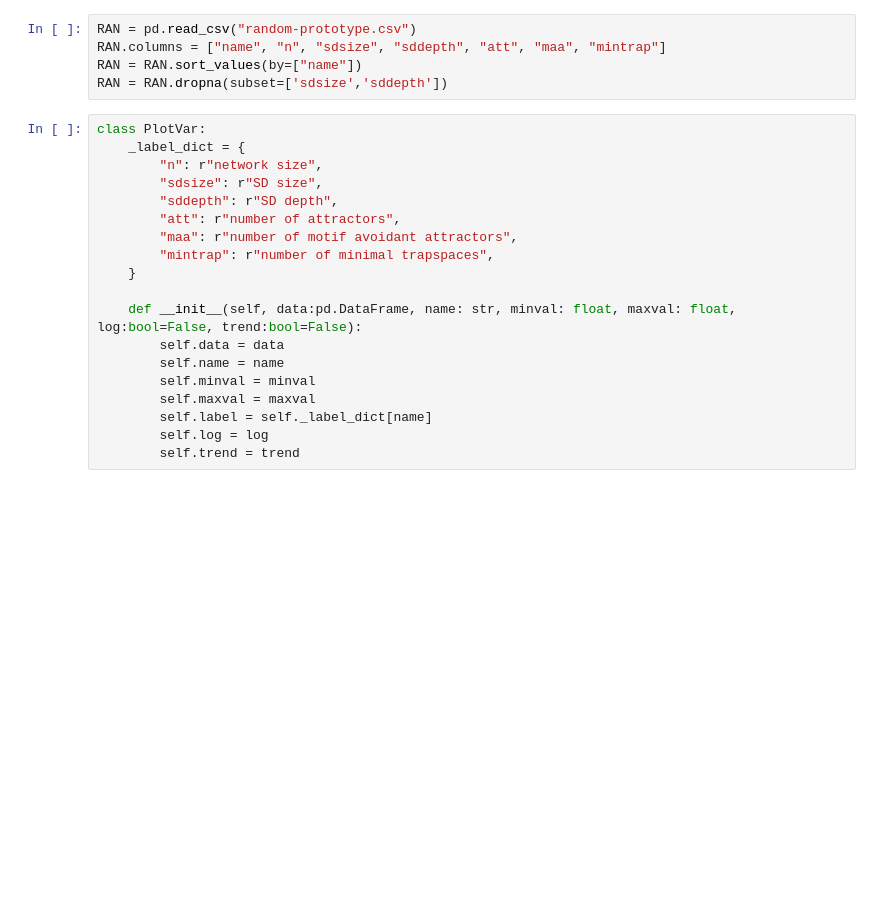
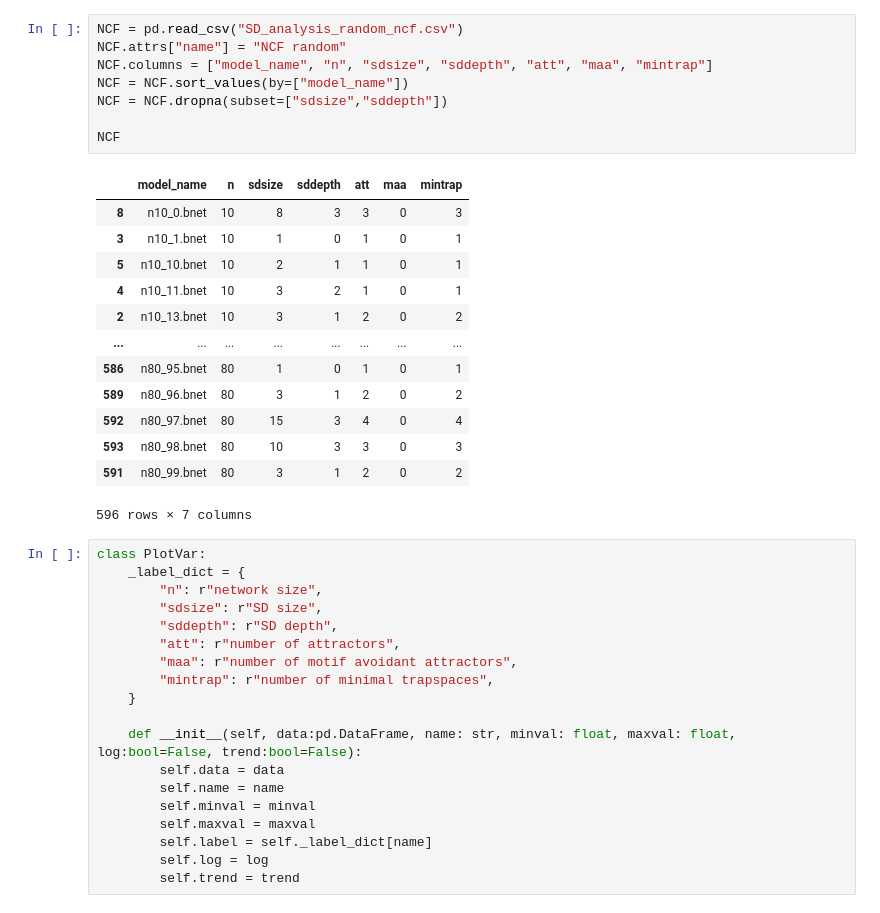
Before and after one commit to jcrozum/biobalm, a Jupyter notebook: analysis/output_analysis.ipynb, the cells around one changed output. Drawn from its saved outputs; the diff is of its cells as text; blank space fills up the shorter version.

```diff
--- a/analysis/output_analysis.ipynb
+++ b/analysis/output_analysis.ipynb
@@ -36,8 +38,25 @@ BID = BID.dropna(subset=['sdsize','sddepth'])
 # %%
-RAN = pd.read_csv("random-prototype.csv")
-RAN.columns = ["name", "n", "sdsize", "sddepth", "att", "maa", "mintrap"]
-RAN = RAN.sort_values(by=["name"])
-RAN = RAN.dropna(subset=['sdsize','sddepth'])
+NCF = pd.read_csv("SD_analysis_random_ncf.csv")
+NCF.attrs["name"] = "NCF random"
+NCF.columns = ["model_name", "n", "sdsize", "sddepth", "att", "maa", "mintrap"]
+NCF = NCF.sort_values(by=["model_name"])
+NCF = NCF.dropna(subset=["sdsize","sddepth"])
+
+NCF
+# %% [output]
+|  | model_name | n | sdsize | sddepth | att | maa | mintrap |
+| 8 | n10_0.bnet | 10 | 8 | 3 | 3 | 0 | 3 |
+| 3 | n10_1.bnet | 10 | 1 | 0 | 1 | 0 | 1 |
+| 5 | n10_10.bnet | 10 | 2 | 1 | 1 | 0 | 1 |
+| 4 | n10_11.bnet | 10 | 3 | 2 | 1 | 0 | 1 |
+| 2 | n10_13.bnet | 10 | 3 | 1 | 2 | 0 | 2 |
+| ... | ... | ... | ... | ... | ... | ... | ... |
+| 586 | n80_95.bnet | 80 | 1 | 0 | 1 | 0 | 1 |
+| 589 | n80_96.bnet | 80 | 3 | 1 | 2 | 0 | 2 |
+| 592 | n80_97.bnet | 80 | 15 | 3 | 4 | 0 | 4 |
+| 593 | n80_98.bnet | 80 | 10 | 3 | 3 | 0 | 3 |
+| 591 | n80_99.bnet | 80 | 3 | 1 | 2 | 0 | 2 |
+596 rows × 7 columns
 # %%
 class PlotVar:
     _label_dict = {
```
Also changed, not shown: parts of 6 cells of this notebook.
